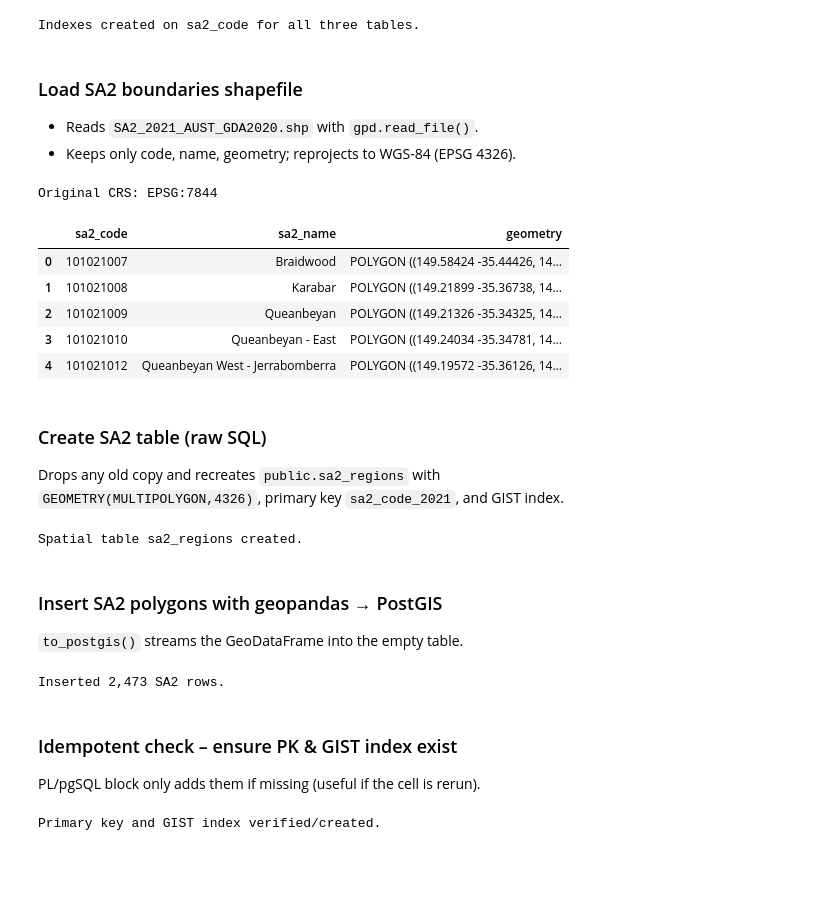
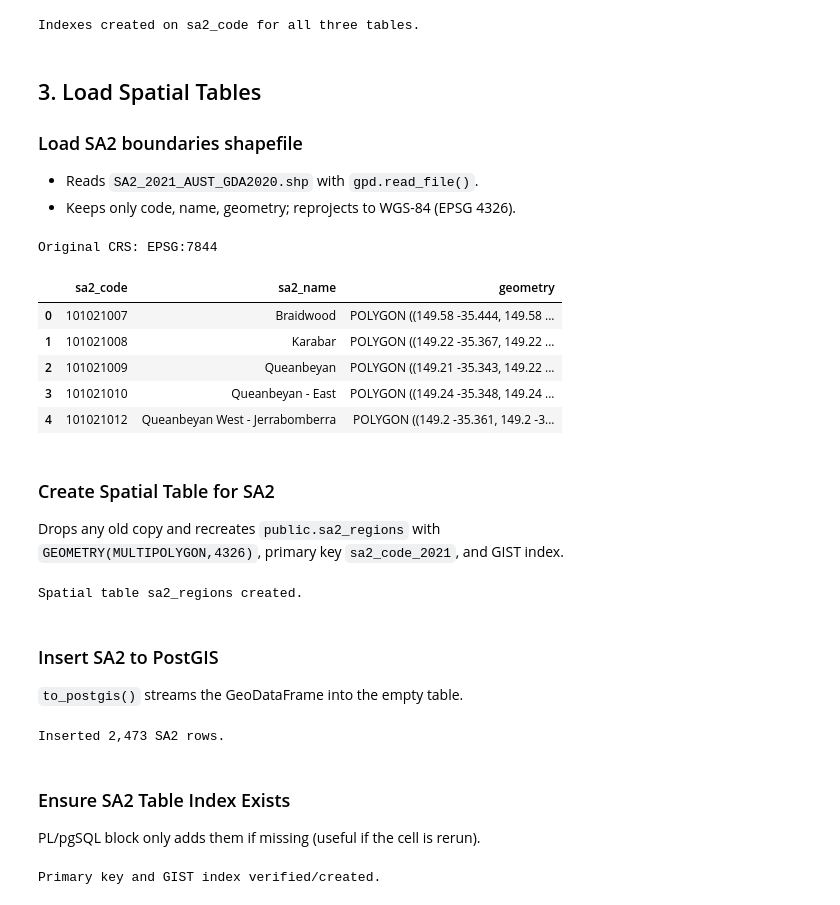
Before and after one commit to modithebest/DATA_ASSIGNMENT, a Jupyter notebook: task1.ipynb, the cells around one changed output. Drawn from its saved outputs; the diff is of its cells as text; code cells hidden in the pictures; blank space fills up the shorter version.

Commit message:
organized data files and chunks

```diff
--- a/task1.ipynb
+++ b/task1.ipynb
@@ -200,31 +203,32 @@ print("Indexes created on sa2_code for all three tables.")
 # %% [output]
 Indexes created on sa2_code for all three tables.
 # %% [markdown]
+## 3. Load Spatial Tables
 ### Load SA2 boundaries shapefile
 * Reads `SA2_2021_AUST_GDA2020.shp` with `gpd.read_file()`.
 * Keeps only code, name, geometry; reprojects to WGS-84 (EPSG 4326).
 # %%
 # Reading the shapefile and inspect
 import geopandas as gpd
 from geoalchemy2 import Geometry
 from sqlalchemy import text
 
-sa2 = gpd.read_file("SA2_2021_AUST_SHP_GDA2020/SA2_2021_AUST_GDA2020.shp")
+sa2 = gpd.read_file("data/SA2_2021_AUST_SHP_GDA2020/SA2_2021_AUST_GDA2020.shp")
 print("Original CRS:", sa2.crs)
 sa2 = sa2[["SA2_CODE21", "SA2_NAME21", "geometry"]].rename(
     columns={"SA2_CODE21":"sa2_code", "SA2_NAME21":"sa2_name"})
 sa2 = sa2.to_crs(4326)
 sa2.head()
 # %% [output]
 Original CRS: EPSG:7844
 |  | sa2_code | sa2_name | geometry |
-| 0 | 101021007 | Braidwood | POLYGON ((149.58424 -35.44426, 14... |
-| 1 | 101021008 | Karabar | POLYGON ((149.21899 -35.36738, 14... |
-| 2 | 101021009 | Queanbeyan | POLYGON ((149.21326 -35.34325, 14... |
-| 3 | 101021010 | Queanbeyan - East | POLYGON ((149.24034 -35.34781, 14... |
-| 4 | 101021012 | Queanbeyan West - Jerrabomberra | POLYGON ((149.19572 -35.36126, 14... |
+| 0 | 101021007 | Braidwood | POLYGON ((149.58 -35.444, 149.58 ... |
+| 1 | 101021008 | Karabar | POLYGON ((149.22 -35.367, 149.22 ... |
+| 2 | 101021009 | Queanbeyan | POLYGON ((149.21 -35.343, 149.22 ... |
+| 3 | 101021010 | Queanbeyan - East | POLYGON ((149.24 -35.348, 149.24 ... |
+| 4 | 101021012 | Queanbeyan West - Jerrabomberra | POLYGON ((149.2 -35.361, 149.2 -3... |
 # %% [markdown]
-### Create SA2 table (raw SQL)
+### Create Spatial Table for SA2
 Drops any old copy and recreates `public.sa2_regions` with
 `GEOMETRY(MULTIPOLYGON,4326)`, primary key `sa2_code_2021`, and GIST index.
 # %%
@@ -243,7 +247,7 @@ print("Spatial table sa2_regions created.")
 # %% [output]
 Spatial table sa2_regions created.
 # %% [markdown]
-### Insert SA2 polygons with geopandas → PostGIS
+### Insert SA2 to PostGIS
 `to_postgis()` streams the GeoDataFrame into the empty table.
 # %%
 sa2.to_postgis(
@@ -257,7 +261,7 @@ print(f"Inserted {len(sa2):,} SA2 rows.")
 # %% [output]
 Inserted 2,473 SA2 rows.
 # %% [markdown]
-### Idempotent check – ensure PK & GIST index exist
+### Ensure SA2 Table Index Exists
 PL/pgSQL block only adds them if missing (useful if the cell is rerun).
 # %%
 from sqlalchemy import text
```
Also changed, not shown: parts of 21 cells of this notebook, 25 other files.
